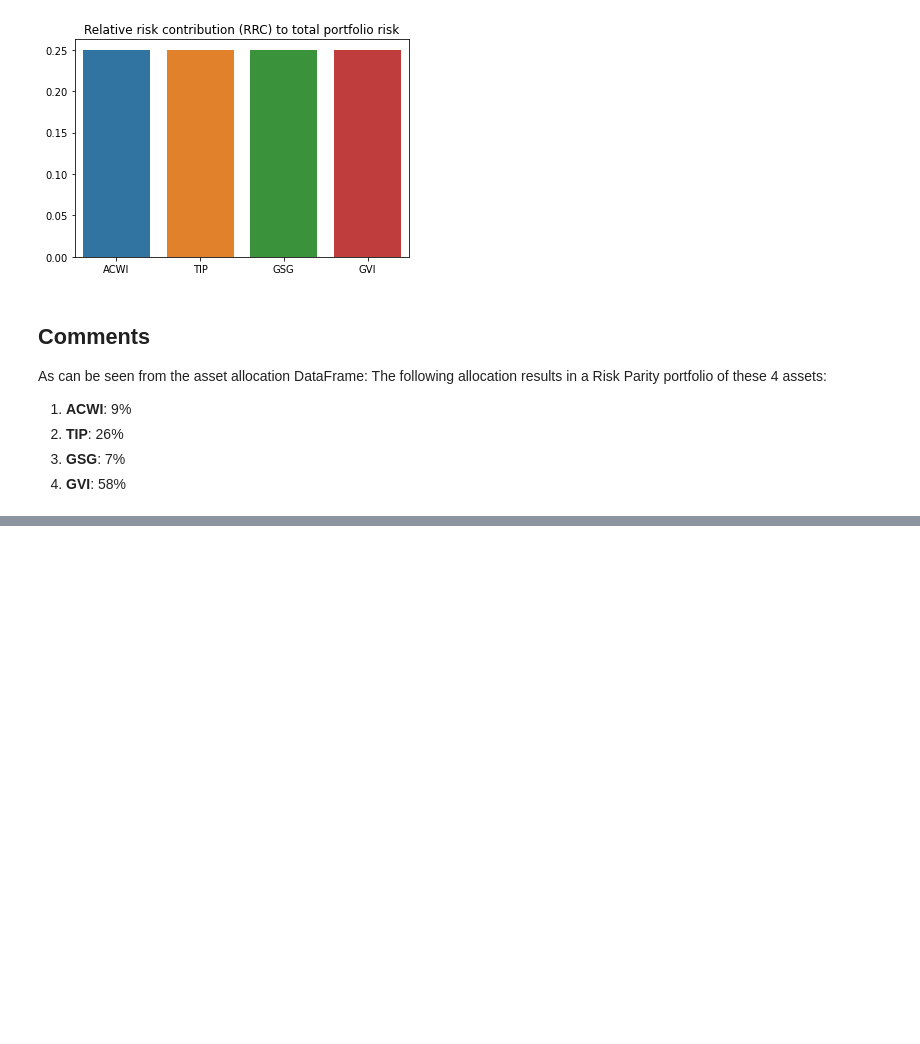
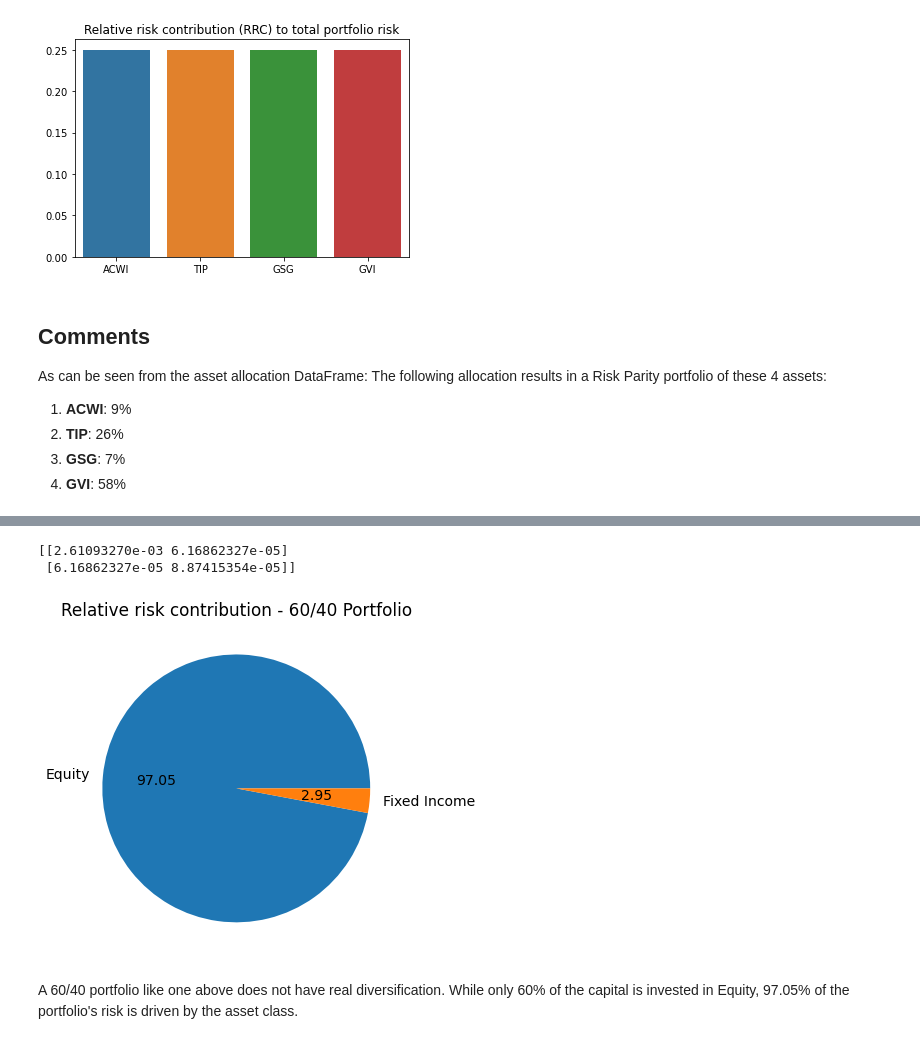
Before and after one commit to viethungha0610/Risk-Parity, a Jupyter notebook: Illustrative case study.ipynb, the cells around one changed output, grey strips where cells are left out. Saved outputs shown, nothing was run; the diff lists cells and outputs as text; code cells hidden in the pictures; blank space fills up the shorter version.

```diff
--- a/Illustrative case study.ipynb
+++ b/Illustrative case study.ipynb
@@ -99,0 +109,36 @@ The following allocation results in a Risk Parity portfolio of these 4 assets:
+# %%
+# Importing data
+assets_2 = ['ACWI', 'GVI']
+data_2 = api_data(api_key, assets_2, '1990.08.30', '2020.08.30', '1mo')
+outcome_df_2 = data_2.prep_data()
+# %%
+# Get the return covariance matrix
+cov_mat_2 = preprocessing.transform(outcome_df_2)
+print(cov_mat_2)
+# %% [output]
+[[2.61093270e-03 6.16862327e-05]
+ [6.16862327e-05 8.87415354e-05]]
+# %%
+# Initiating the class to start the risk stats calculation process
+Portfolio_6040 = RiskParity(cov_mat_2, assets_2)
+# %%
+# Loading the allocation into the class
+# Manually inserting 60/40 allocation into the class
+Portfolio_6040.allocation_ = np.array([0.6, 0.4])
+Portfolio_6040.cal_risk_stats()
+# %%
+import matplotlib.pyplot as plt
+import matplotlib as mpl
+
+# Visual params
+mpl.rcParams['font.size'] = 14
+plt.figure(figsize=(6,9))
+
+# Visualisation
+pie = plt.pie(Portfolio_6040.RRC_, labels=['Equity', 'Fixed Income'], autopct='%.2f')
+plt.title('Relative risk contribution - 60/40 Portfolio')
+plt.show()
+# %% [output]
+[figure, added]
+# %% [markdown]
+A 60/40 portfolio like one above does not have real diversification. While only 60% of the capital is invested in Equity, 97.05% of the portfolio's risk is driven by the asset class.
```
Also changed, not shown: parts of 2 cells of this notebook, 2 other files.
